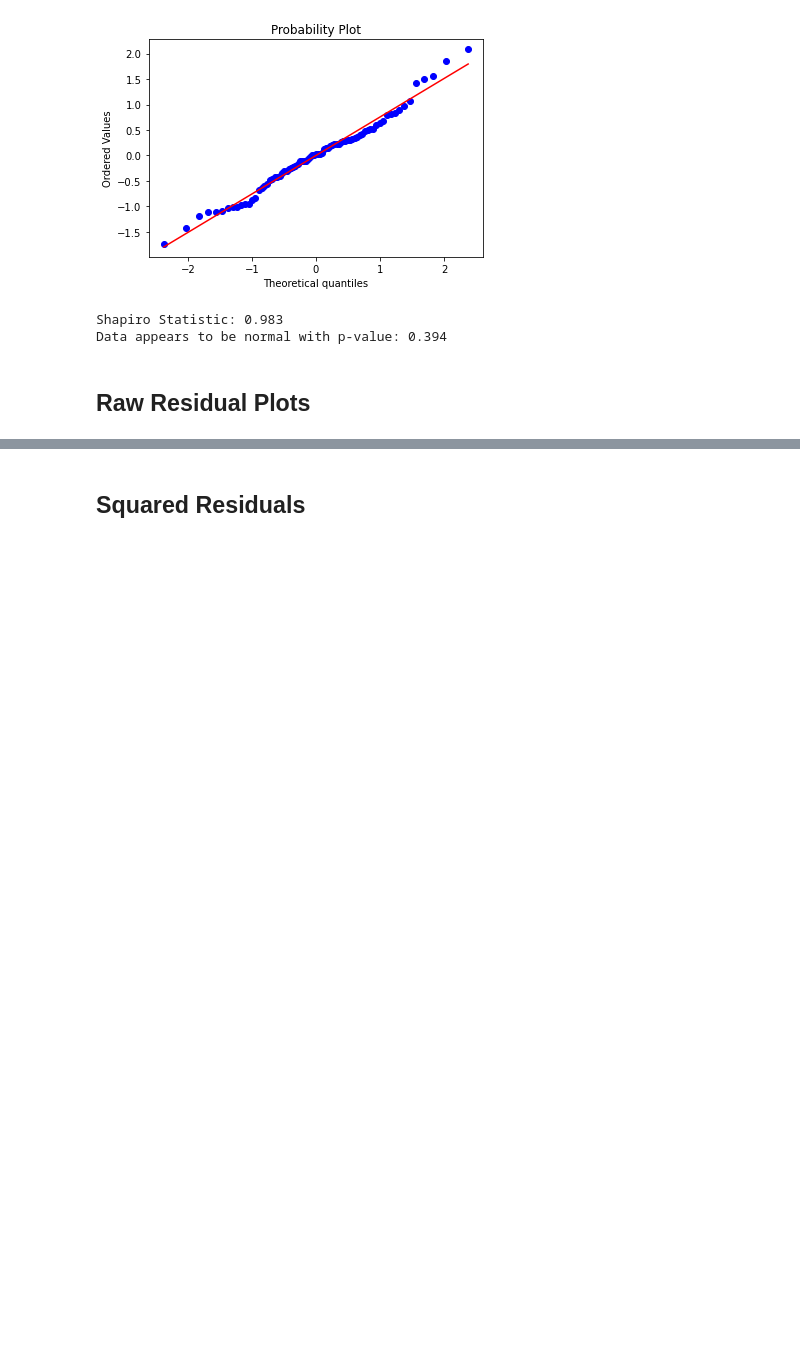
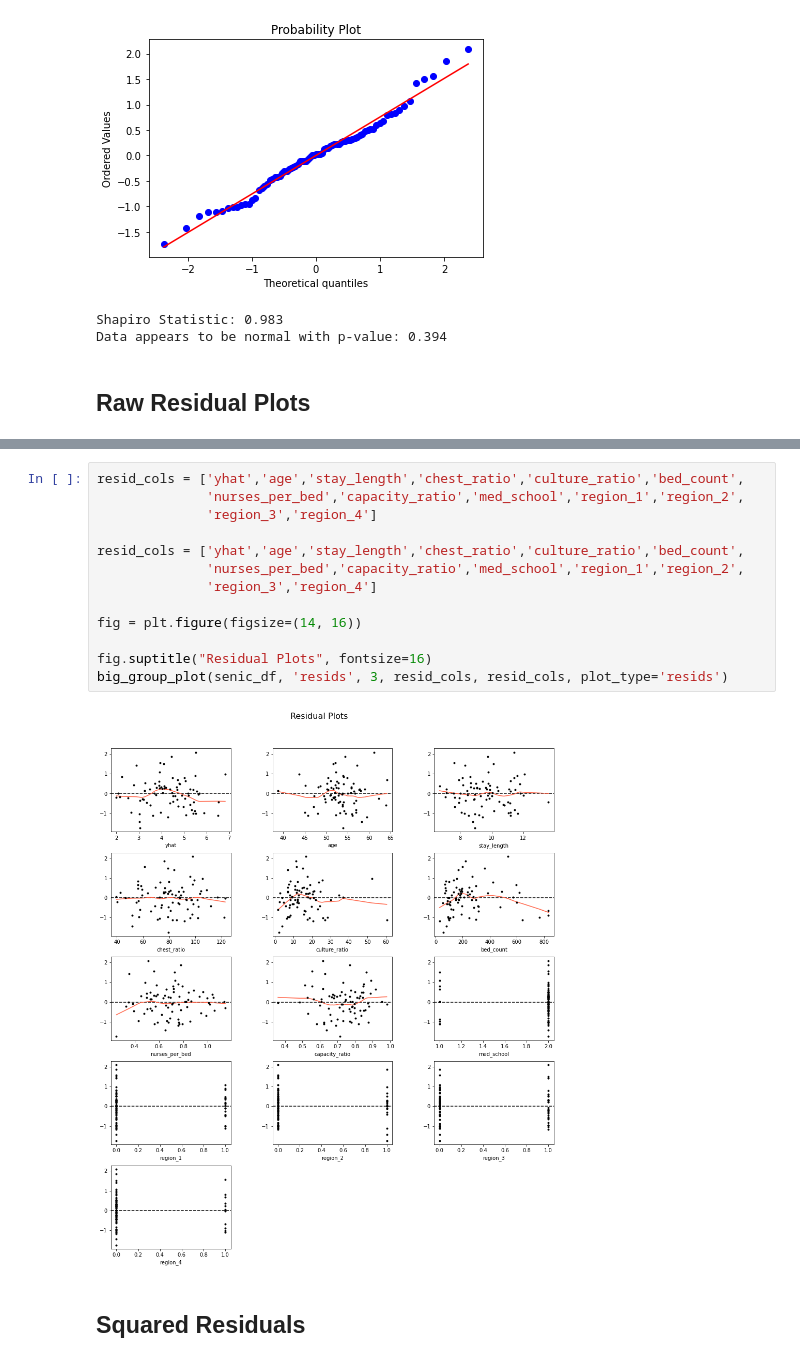
Before and after one commit to datagarret/linear_regression_project, a Jupyter notebook: SENIC Initial Regression.ipynb, the cells around one changed output, grey strips where cells are left out. Drawn from its saved outputs; the diff is of its cells as text; blank space fills up the shorter version.

```diff
--- a/SENIC Initial Regression.ipynb
+++ b/SENIC Initial Regression.ipynb
@@ -155,2 +144,17 @@ plt.show()
+# %%
+resid_cols = ['yhat','age','stay_length','chest_ratio','culture_ratio','bed_count',
+              'nurses_per_bed','capacity_ratio','med_school','region_1','region_2',
+              'region_3','region_4']
+
+resid_cols = ['yhat','age','stay_length','chest_ratio','culture_ratio','bed_count',
+              'nurses_per_bed','capacity_ratio','med_school','region_1','region_2',
+              'region_3','region_4']
+
+fig = plt.figure(figsize=(14, 16))
+
+fig.suptitle("Residual Plots", fontsize=16)
+big_group_plot(senic_df, 'resids', 3, resid_cols, resid_cols, plot_type='resids')
+# %% [output]
+[figure, added]
 # %% [markdown]
 ## Squared Residuals
```
Also changed, not shown: parts of 23 cells of this notebook.
